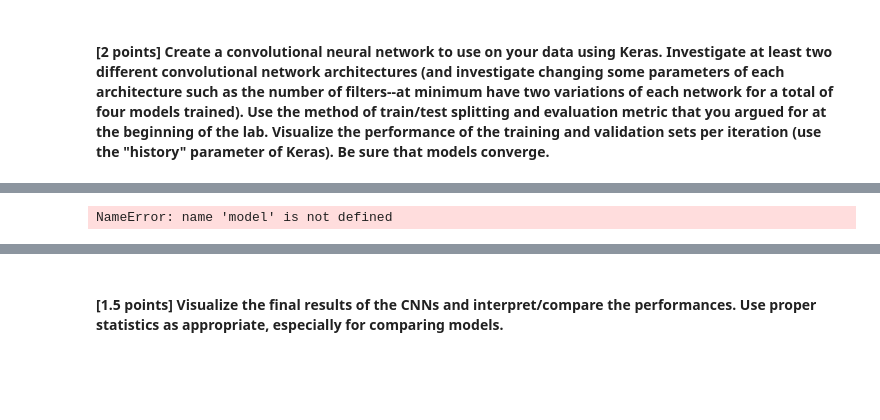
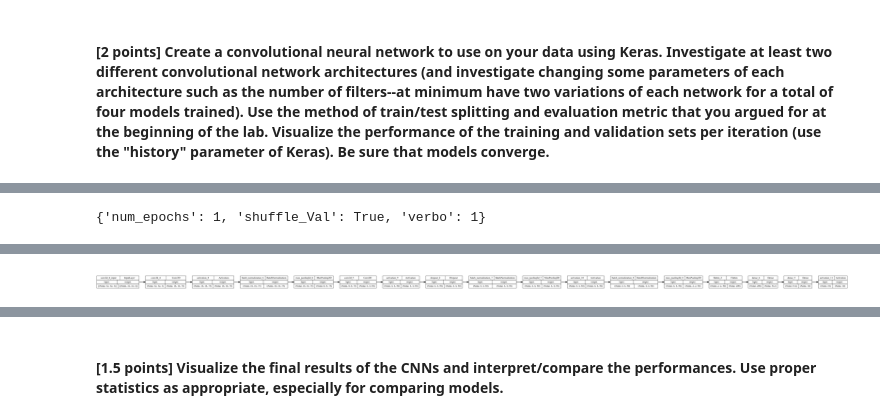
Before and after one commit to diogo-fae/ML-Lab-Six--CNNs, a Jupyter notebook: Lab Six: CNNs.ipynb, the cells around one changed output, grey strips where cells are left out. Drawn from its saved outputs; the diff is of its cells as text; code cells hidden in the pictures; blank space fills up the shorter version.

```diff
--- a/Lab Six: CNNs.ipynb
+++ b/Lab Six: CNNs.ipynb
@@ -434,10 +353,26 @@ NameError: name 'yhat' is not defined
-# %%
-from tensorflow.keras.utils import plot_model
-
-# you will need to install pydot properly on your machine to get this running
-plot_model(
-    model, to_file='model.png', show_shapes=True, show_layer_names=True,
-    rankdir='LR', expand_nested=False, dpi=96
-)
-# %% [output]
-NameError: name 'model' is not defined
+# %%
+def modelA_higher_param():
+    cnn4 = Sequential()
+    cnn4.add(Conv2D(75,(3,3), strides=2, padding='same'))
+    cnn4.add(Activation('relu'))
+    cnn4.add(BatchNormalization())
+    cnn4.add(MaxPooling2D((2,2), strides=2,padding='same'))
+
+    cnn4.add(Conv2D(50,(3,3), strides=2, padding='same'))
+    cnn4.add(Activation('relu'))
+    cnn4.add(Dropout(0.2))
+    cnn4.add(BatchNormalization())
+
+    cnn4.add(MaxPooling2D((2,2),strides=1,padding='same'))
+    cnn4.add(Activation('relu'))
+    cnn4.add(BatchNormalization())
+    cnn4.add(MaxPooling2D((2,2),strides=2,padding='same'))
+
+    cnn4.add(Flatten())
+    cnn4.add(Dense(units=512,activation='relu'))
+    cnn4.add(Dense(units=NUM_CLASSES))
+    cnn4.add(Activation('softmax'))
+    cnn4.compile(loss='categorical_crossentropy',
+                optimizer='adam',
+                metrics=['accuracy'])
+    return cnn4
@@ -443,0 +431,17 @@ NameError: name 'model' is not defined
+# %%
+args
+# %% [output]
+{'num_epochs': 1, 'shuffle_Val': True, 'verbo': 1}
+# %%
+# Plotting architectures
+y_ohe = keras.utils.to_categorical(y_train, NUM_CLASSES)
+first = modelA_higher_param()
+first.fit(X_train,y_ohe,**args, batch_size=256)
+
+modA = modelA_higher_param()
+modA.fit(X_train,y_ohe,**args, batch_size=256)
+plot_model(
+    modA, to_file='Model A.png', show_shapes=True, show_layer_names=True,
+    rankdir='LR', expand_nested=False, dpi=96
+)
+# %% [output]
@@ -443,0 +451 @@ NameError: name 'model' is not defined
+[figure, added]
```
Also changed, not shown: parts of 43 cells of this notebook, 3 other files.
